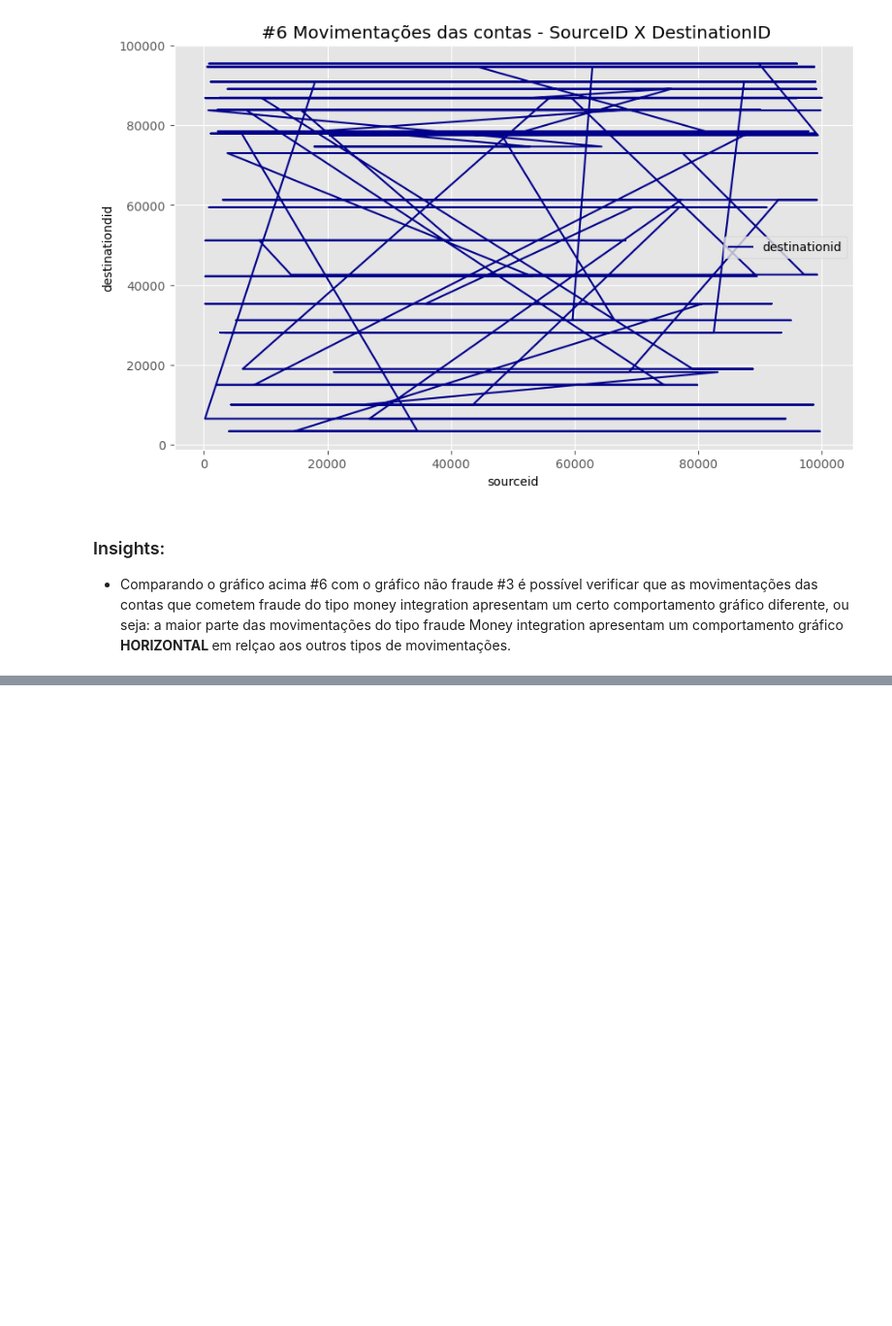
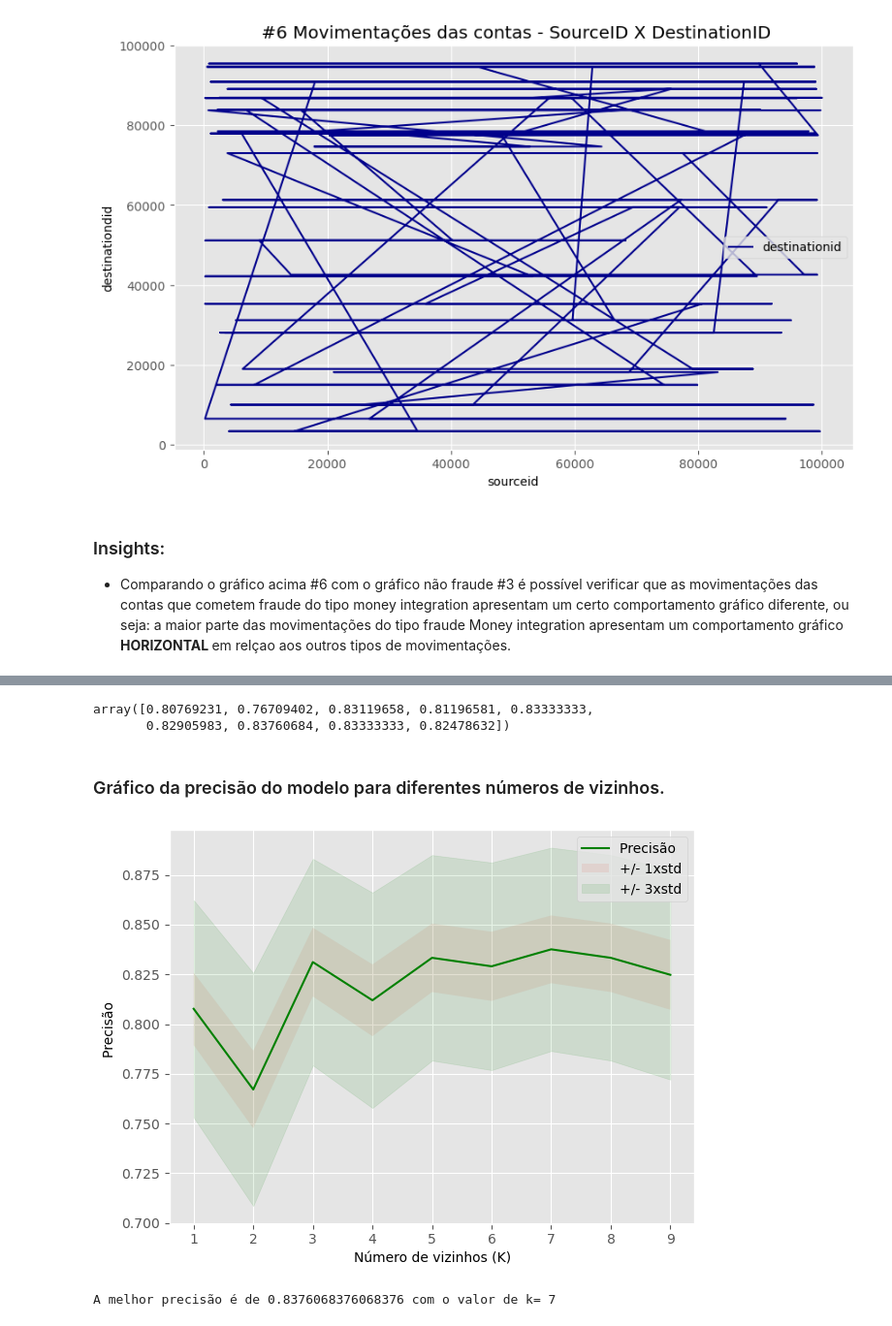
Before and after one commit to kevinTohounke/trabalhoDeConclusaoDeCurso, a Jupyter notebook: Money_laundering.ipynb, the cells around one changed output, grey strips where cells are left out. Shown at 97% size. Cells and saved outputs as stored; diff of their text form; code cells hidden in the pictures; blank space fills up the shorter version.

Commit message:
Modelo Knn feito

```diff
--- a/Money_laundering.ipynb
+++ b/Money_laundering.ipynb
@@ -503,0 +537,5 @@ plt.show()
+# %%
+from sklearn.model_selection import train_test_split
+X_train, X_test, y_train, y_test = train_test_split( X, y, test_size=0.2, random_state=4)
+print ('Train set:', X_train.shape,  y_train.shape)
+print ('Test set:', X_test.shape,  y_test.shape)
@@ -503,0 +548,3 @@ plt.show()
+# %%
+X_train_norm = preprocessing.StandardScaler().fit(X_train).transform(X_train.astype(float))
+X_train_norm[0:5]
@@ -503,0 +557,3 @@ plt.show()
+# %%
+X_test_norm = preprocessing.StandardScaler().fit(X_test).transform(X_test.astype(float))
+X_test_norm[0:5]
@@ -503,0 +577,36 @@ plt.show()
+# %%
+Ks = 10
+mean_acc = np.zeros((Ks-1))
+std_acc = np.zeros((Ks-1))
+
+for n in range(1,Ks):
+
+    #Train Model and Predict
+    neigh = KNeighborsClassifier(n_neighbors = n).fit(X_train_norm,y_train)
+    yhat=neigh.predict(X_test_norm)
+    mean_acc[n-1] = metrics.accuracy_score(y_test, yhat)
+
+
+    std_acc[n-1]=np.std(yhat==y_test)/np.sqrt(yhat.shape[0])
+
+mean_acc
+# %% [output]
+array([0.80769231, 0.76709402, 0.83119658, 0.81196581, 0.83333333,
+       0.82905983, 0.83760684, 0.83333333, 0.82478632])
+# %% [markdown]
+### Gráfico da precisão do modelo para diferentes números de vizinhos.
+# %%
+plt.plot(range(1,Ks),mean_acc,'g')
+plt.fill_between(range(1,Ks),mean_acc - 1 * std_acc,mean_acc + 1 * std_acc, alpha=0.10)
+plt.fill_between(range(1,Ks),mean_acc - 3 * std_acc,mean_acc + 3 * std_acc, alpha=0.10,color="green")
+plt.legend(('Precisão ', '+/- 1xstd','+/- 3xstd'))
+plt.ylabel('Precisão ')
+plt.xlabel('Número de vizinhos (K)')
+plt.tight_layout()
+plt.show()
+# %% [output]
+[figure, added]
+# %%
+print( "A melhor precisão é de", mean_acc.max(), "com o valor de k=", mean_acc.argmax()+1)
+# %% [output]
+A melhor precisão é de 0.8376068376068376 com o valor de k= 7
```
Also changed, not shown: parts of 14 cells of this notebook.
